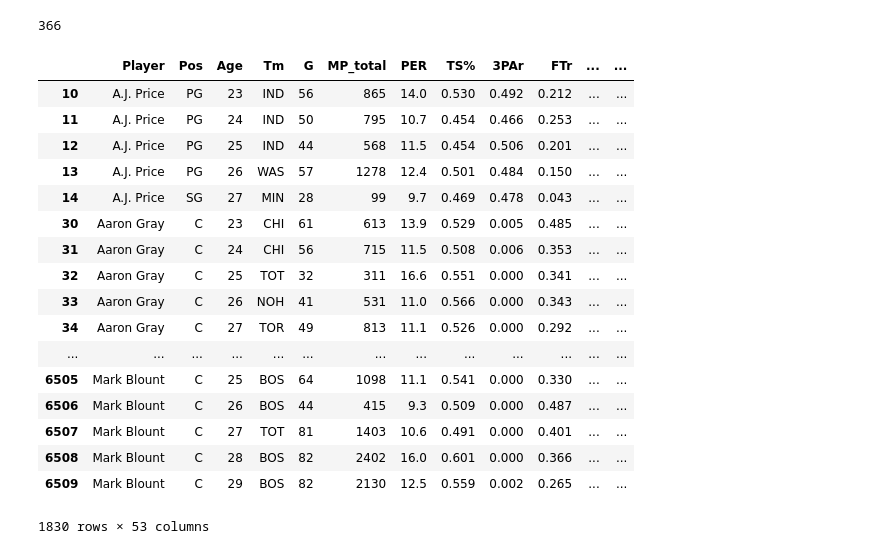
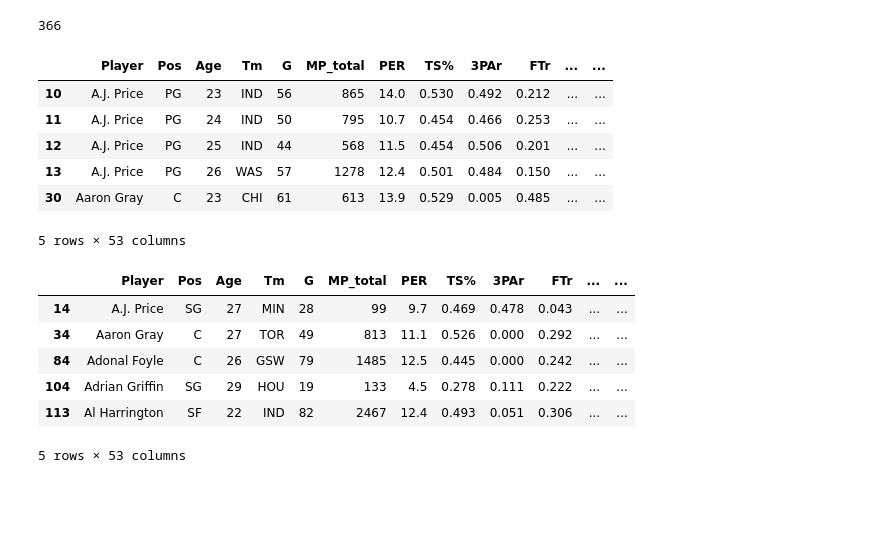
Before and after one commit to KirkAVoss/kv-capstone, a Jupyter notebook: NBAwinshare/11262018_NBA_Work.ipynb, the cells around one changed output. Cells and saved outputs as stored; diff of their text form; code cells hidden in the pictures; blank space fills up the shorter version.

```diff
--- a/NBAwinshare/11262018_NBA_Work.ipynb
+++ b/NBAwinshare/11262018_NBA_Work.ipynb
@@ -175,24 +175,3 @@ len(fullfive)
 fullfive = set(fullfive)
 # %%
 firstfiveyearsfull = fullstats[(fullstats['Player'].isin(fullfive)) &  (fullstats['Seasons_number'] < 6)]
-# %%
-firstfiveyearsfull
-# %% [output]
-|  | Player | Pos | Age | Tm | G | MP_total | PER | TS% | 3PAr | FTr | ... | ... |
-| 10 | A.J. Price | PG | 23 | IND | 56 | 865 | 14.0 | 0.530 | 0.492 | 0.212 | ... | ... |
-| 11 | A.J. Price | PG | 24 | IND | 50 | 795 | 10.7 | 0.454 | 0.466 | 0.253 | ... | ... |
-| 12 | A.J. Price | PG | 25 | IND | 44 | 568 | 11.5 | 0.454 | 0.506 | 0.201 | ... | ... |
-| 13 | A.J. Price | PG | 26 | WAS | 57 | 1278 | 12.4 | 0.501 | 0.484 | 0.150 | ... | ... |
-| 14 | A.J. Price | SG | 27 | MIN | 28 | 99 | 9.7 | 0.469 | 0.478 | 0.043 | ... | ... |
-| 30 | Aaron Gray | C | 23 | CHI | 61 | 613 | 13.9 | 0.529 | 0.005 | 0.485 | ... | ... |
-| 31 | Aaron Gray | C | 24 | CHI | 56 | 715 | 11.5 | 0.508 | 0.006 | 0.353 | ... | ... |
-| 32 | Aaron Gray | C | 25 | TOT | 32 | 311 | 16.6 | 0.551 | 0.000 | 0.341 | ... | ... |
-| 33 | Aaron Gray | C | 26 | NOH | 41 | 531 | 11.0 | 0.566 | 0.000 | 0.343 | ... | ... |
-| 34 | Aaron Gray | C | 27 | TOR | 49 | 813 | 11.1 | 0.526 | 0.000 | 0.292 | ... | ... |
-| ... | ... | ... | ... | ... | ... | ... | ... | ... | ... | ... | ... | ... |
-| 6505 | Mark Blount | C | 25 | BOS | 64 | 1098 | 11.1 | 0.541 | 0.000 | 0.330 | ... | ... |
-| 6506 | Mark Blount | C | 26 | BOS | 44 | 415 | 9.3 | 0.509 | 0.000 | 0.487 | ... | ... |
-| 6507 | Mark Blount | C | 27 | TOT | 81 | 1403 | 10.6 | 0.491 | 0.000 | 0.401 | ... | ... |
-| 6508 | Mark Blount | C | 28 | BOS | 82 | 2402 | 16.0 | 0.601 | 0.000 | 0.366 | ... | ... |
-| 6509 | Mark Blount | C | 29 | BOS | 82 | 2130 | 12.5 | 0.559 | 0.002 | 0.265 | ... | ... |
-1830 rows × 53 columns
@@ -198,0 +182,20 @@ firstfiveyearsfull
+# %%
+firstfouryearsfull.head()
+# %% [output]
+|  | Player | Pos | Age | Tm | G | MP_total | PER | TS% | 3PAr | FTr | ... | ... |
+| 10 | A.J. Price | PG | 23 | IND | 56 | 865 | 14.0 | 0.530 | 0.492 | 0.212 | ... | ... |
+| 11 | A.J. Price | PG | 24 | IND | 50 | 795 | 10.7 | 0.454 | 0.466 | 0.253 | ... | ... |
+| 12 | A.J. Price | PG | 25 | IND | 44 | 568 | 11.5 | 0.454 | 0.506 | 0.201 | ... | ... |
+| 13 | A.J. Price | PG | 26 | WAS | 57 | 1278 | 12.4 | 0.501 | 0.484 | 0.150 | ... | ... |
+| 30 | Aaron Gray | C | 23 | CHI | 61 | 613 | 13.9 | 0.529 | 0.005 | 0.485 | ... | ... |
+5 rows × 53 columns
+# %%
+fifthyearfull.head()
+# %% [output]
+|  | Player | Pos | Age | Tm | G | MP_total | PER | TS% | 3PAr | FTr | ... | ... |
+| 14 | A.J. Price | SG | 27 | MIN | 28 | 99 | 9.7 | 0.469 | 0.478 | 0.043 | ... | ... |
+| 34 | Aaron Gray | C | 27 | TOR | 49 | 813 | 11.1 | 0.526 | 0.000 | 0.292 | ... | ... |
+| 84 | Adonal Foyle | C | 26 | GSW | 79 | 1485 | 12.5 | 0.445 | 0.000 | 0.242 | ... | ... |
+| 104 | Adrian Griffin | SG | 29 | HOU | 19 | 133 | 4.5 | 0.278 | 0.111 | 0.222 | ... | ... |
+| 113 | Al Harrington | SF | 22 | IND | 82 | 2467 | 12.4 | 0.493 | 0.051 | 0.306 | ... | ... |
+5 rows × 53 columns
```
Also changed, not shown: parts of 8 cells of this notebook.
